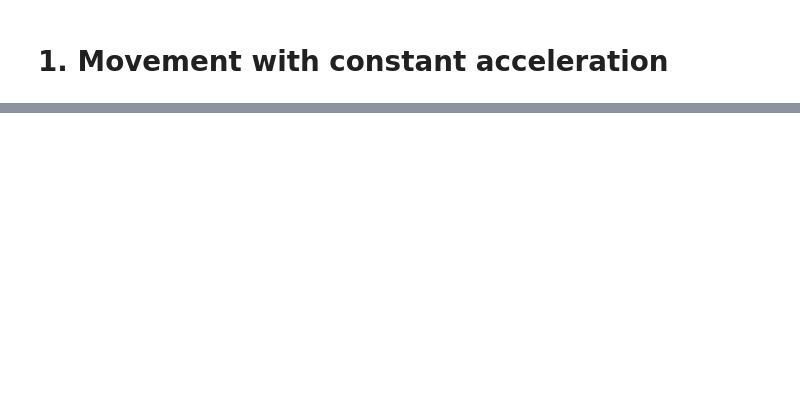
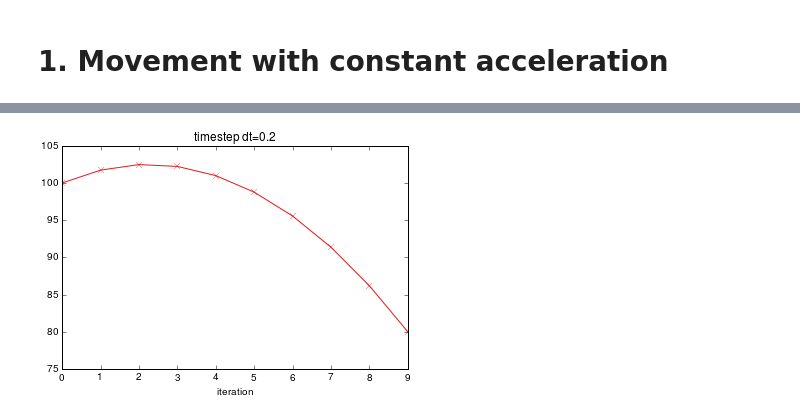
Before and after one commit to vvolkl/kalman-samples, a Jupyter notebook: accelerated_1D_motion.ipynb, the cells around one changed output, grey strips where cells are left out. Drawn from its saved outputs; the diff is of its cells as text; code cells hidden in the pictures; blank space fills up the shorter version.

Commit message:
start over with illustration of prediction errors

```diff
--- a/accelerated_1D_motion.ipynb
+++ b/accelerated_1D_motion.ipynb
@@ -61,30 +62,67 @@ def plot_results(xkal, xpredict, xmeas, xtrue):
 # %%
-# number of measurements
-N = 10
-x0 = 100
-dt = 0.2
 
-# position, velocity and acceleration
-state_vec_dim = 3
+for dt in [0.2, 0.02]:
+    # final time for track
+    T = 2
+    # number of measurements
+    N = int(T / dt)
+    # initial position
+    x0 = 100
+    # position, velocity and acceleration
+    state_vec_dim = 3
+    # parabola with some curvature g
+    g = -20
+    # initial velocity / slope
+    v= 10
+    # errors
+    sigma = 0.0001
+    sigma3 = 0.0001
+    sigma4 = 0.0001
 
-# parabola with some curvature g
-g = -20
-v=10
-sigma = 1
-sigma3 = 1
-sigma4 = 10.
+    xtrue4 = 0.5 * g  * np.linspace(0,T, N)**2 + v * np.linspace(0,T, N) + x0
+    # add noise
+    xmeas4 = np.matrix(np.linspace(0, T, N*state_vec_dim).reshape((state_vec_dim, N)))
 
-xtrue4 = g  * np.linspace(0,2, N)**2 + v * np.linspace(0,2, N) + x0
+    for i in range(0, N):
+        xmeas4[0,i] = np.random.normal(xtrue4[i], sigma4)
+        xmeas4[2,i] = np.random.normal(g, sigma)
+    xmeas4[1] = np.random.normal(v + g * np.linspace(0,T, N), sigma)
+    plt.figure()
+    plt.title('timestep dt=%.4g' % (dt))
+    plt.plot(xtrue4)
+    plt.plot(xmeas4[0].T, 'rx')
+    plt.xlabel('iteration')
+    xpredict4 = np.matrix (np.linspace(0,2,N*state_vec_dim).reshape((state_vec_dim, N)))
+    xkal4 = np.matrix (np.linspace(0,2,N*state_vec_dim).reshape((state_vec_dim, N)))
+    # initial position
+    xpredict4[:,0] = xkal4[:,0] = np.array ( [[xmeas4[0,0]], [xmeas4[1,0]], [xmeas4[2,0]] ] )
+    # initial variance on prediction
+    p4 = np.matrix ( [[2, 0, 0],
+                        [0, 2, 0],
+                        [0,0,2]] )
+    # measurement error
+    r4 = np.matrix([[sigma4*0.1, 0, 0],
+                     [0  , 0.001*sigma3*sigma3,0],
+                    [0,0, sigma4*0.001]])
 
+    # prediction matrix
+    A4 = np.matrix ( [[1, dt, 0.5 * dt**2], # the second order term can be omitted
+                      # at the cost of worse predictions
+                    [0, 1, dt],
+                    [0, 0, 1]] )
+    # transformation matrix (from measurement to state vector)
+    H4 = np.matrix ( [[1 , 0, 0],
+                    [0, 1, 0],
+                    [0, 0, 1]] )
 
-
-xmeas4 = np.matrix(np.linspace(0, 10, N*state_vec_dim).reshape((state_vec_dim, N)))
-
-for i in range(0, N):
-    xmeas4[0,i] = np.random.normal(xtrue4[i], sigma4)
-    xmeas4[1,i] = np.random.normal(v, sigma)
-    xmeas4[2,i] = np.random.normal(g, sigma)
-print(xmeas4.T)
-plt.plot(xtrue4)
-plt.plot(xmeas4[0].T, 'rx')
+    for i in range(1,N):
+        # prediction: recursive formula
+        xpredict4[:,i] = np.dot(A4, xkal4[:,i-1] )
+        #p4 = A4*p4*A4.T
+        K4 = p4*H4.T * np.linalg.inv(H4*p4*H4.T+r4)
+        xkal4[:,i] = xpredict4[:,i] + K4*(xmeas4[:,i] - H4*xpredict4[:,i])
+        p4 = (np.identity(state_vec_dim)-K4) * p4
+        figs = k.plot_results(xkal4, xpredict4, xmeas4, xtrue4)
+        plt.show()
 # %% [output]
+[figure, new version]
```
Also changed, not shown: parts of 8 cells of this notebook.
